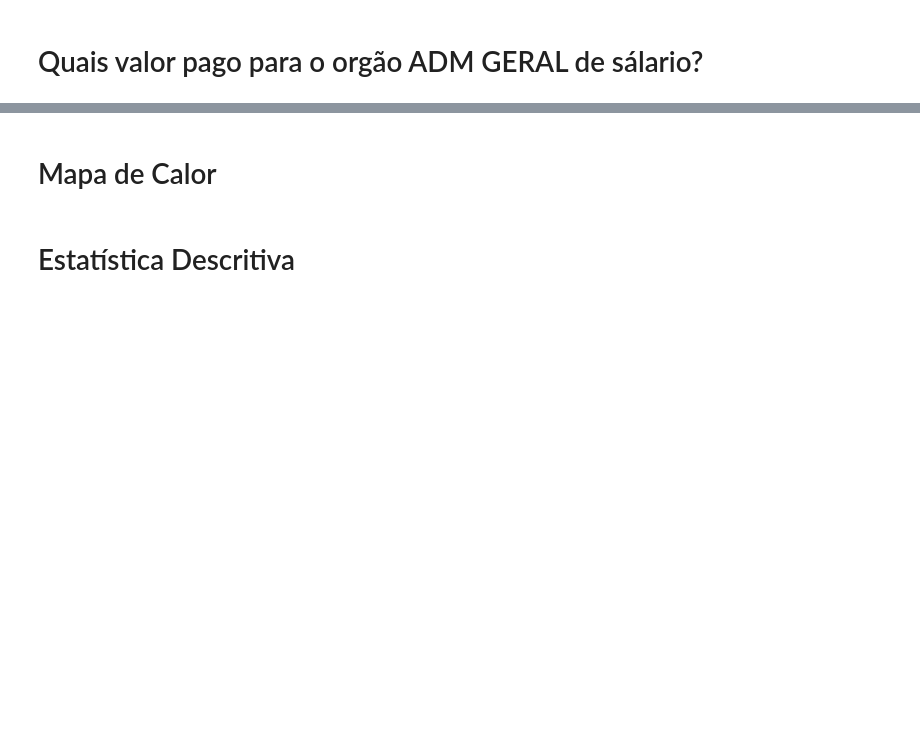
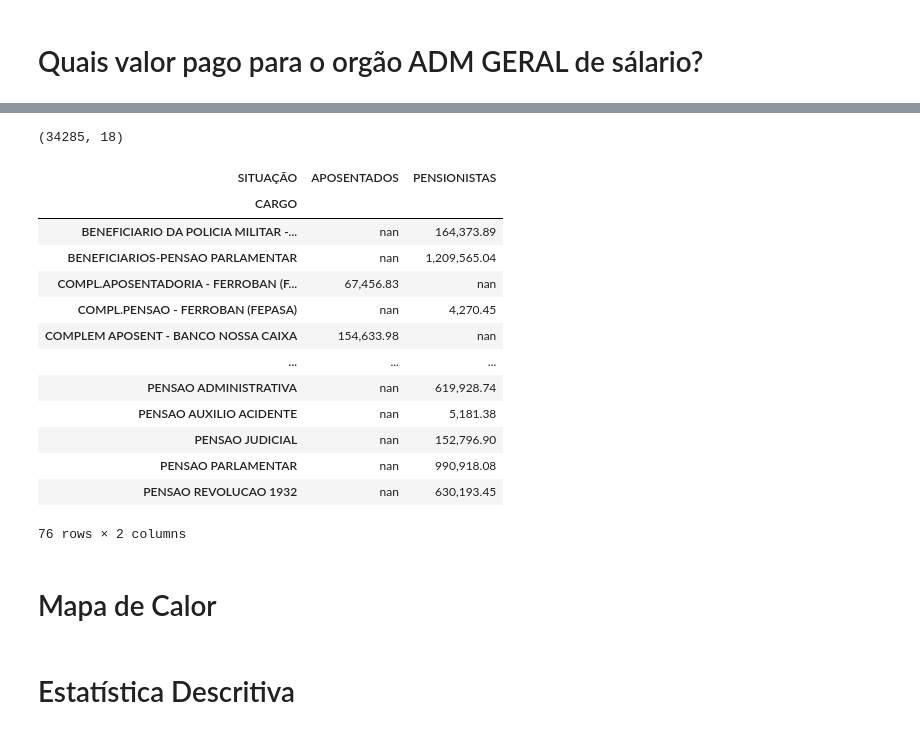
Before and after one commit to caduva/python, a Jupyter notebook: MathemaCode-ptyhon-excel_20210613_estudantes.ipynb, the cells around one changed output, grey strips where cells are left out. Drawn from its saved outputs; the diff is of its cells as text; code cells hidden in the pictures; blank space fills up the shorter version.

```diff
--- a/MathemaCode-ptyhon-excel_20210613_estudantes.ipynb
+++ b/MathemaCode-ptyhon-excel_20210613_estudantes.ipynb
@@ -148,5 +156,6 @@ fopag
 # %%
 # preenchendo os dados NaN por ativos
+fopag['SITUAÇÃO'].fillna('Observar', inplace=True)
 # %% [markdown]
 # Qual o total liquido pago por Orgão e Cargo?
 # %%
@@ -155,3 +179,5 @@ fopag
 # Quais valor pago para o orgão ADM GERAL de sálario?
 # %%
 # criando um filtro com a informação da 'ADM GERAL'
+filtro = fopag['ORGÃO'] == 'ADM GERAL'
+filtro
@@ -158,9 +197,30 @@ fopag
 # %%
 # filtrando o dataframe
+adm_geral = fopag[filtro]
 # %%
 # dimensão dados
+adm_geral.shape
+# %% [output]
+(34285, 18)
 # %%
 # criando a tabela dinâmica com a função pivot table
+pvt = adm_geral.pivot_table(index='CARGO', columns='SITUAÇÃO', values='TOTAL LIQUÍDO (R$)', aggfunc='sum')
+pvt
+# %% [output]
+| SITUAÇÃO | APOSENTADOS | PENSIONISTAS |
+| CARGO |  |  |
+| BENEFICIARIO DA POLICIA MILITAR -... | nan | 164,373.89 |
+| BENEFICIARIOS-PENSAO PARLAMENTAR | nan | 1,209,565.04 |
+| COMPL.APOSENTADORIA - FERROBAN (F... | 67,456.83 | nan |
+| COMPL.PENSAO - FERROBAN (FEPASA) | nan | 4,270.45 |
+| COMPLEM APOSENT - BANCO NOSSA CAIXA | 154,633.98 | nan |
+| ... | ... | ... |
+| PENSAO ADMINISTRATIVA | nan | 619,928.74 |
+| PENSAO AUXILIO ACIDENTE | nan | 5,181.38 |
+| PENSAO JUDICIAL | nan | 152,796.90 |
+| PENSAO PARLAMENTAR | nan | 990,918.08 |
+| PENSAO REVOLUCAO 1932 | nan | 630,193.45 |
+76 rows × 2 columns
 # %% [markdown]
 # Mapa de Calor
 # %%
```
Also changed, not shown: parts of 7 cells of this notebook.
